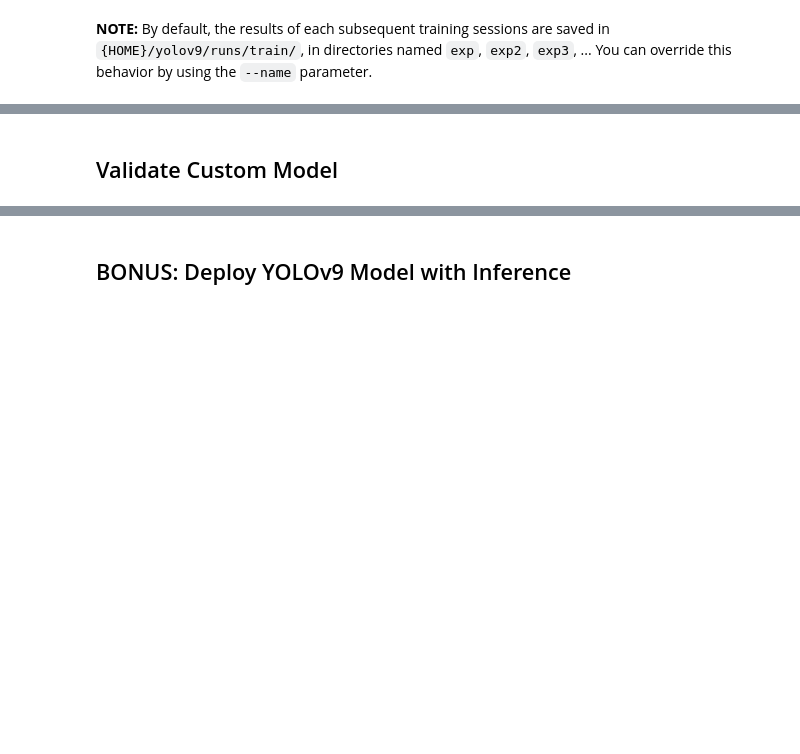
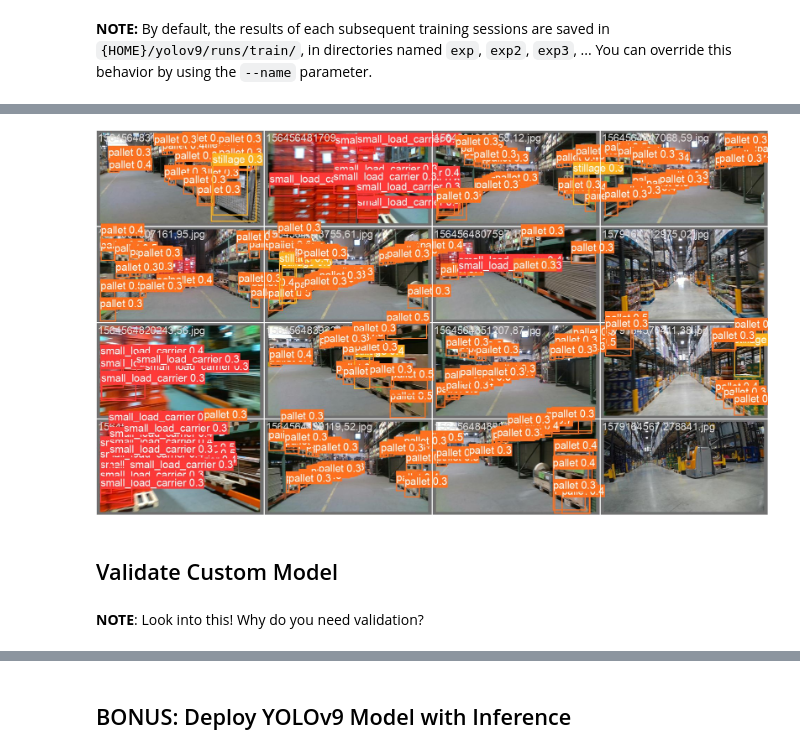
Before and after one commit to KoniHD/yolov9, a Jupyter notebook: train-yolov9.ipynb, the cells around one changed output, grey strips where cells are left out. Saved outputs shown, nothing was run; the diff lists cells and outputs as text; code cells hidden in the pictures; blank space fills up the shorter version.

```diff
--- a/train-yolov9.ipynb
+++ b/train-yolov9.ipynb
@@ -225,9 +190,11 @@ Image(filename=f"{HOME}/yolov9/runs/train/exp/confusion_matrix.png", width=1000)
 # %%
-from IPython.display import Image
-
-Image(filename=f"{HOME}/yolov9/runs/train/exp/val_batch0_pred.jpg", width=1000)
+Image(filename=f"{HOME}/yolov9/runs/train/exp2/val_batch0_pred.jpg", width=1000)
+# %% [output]
+[figure, added]
 # %% [markdown]
 ## Validate Custom Model
+# %% [markdown]
+**NOTE**: Look into this! Why do you need validation?
 # %%
 %cd {HOME}/yolov9
 
```
Also changed, not shown: parts of 37 cells of this notebook.
